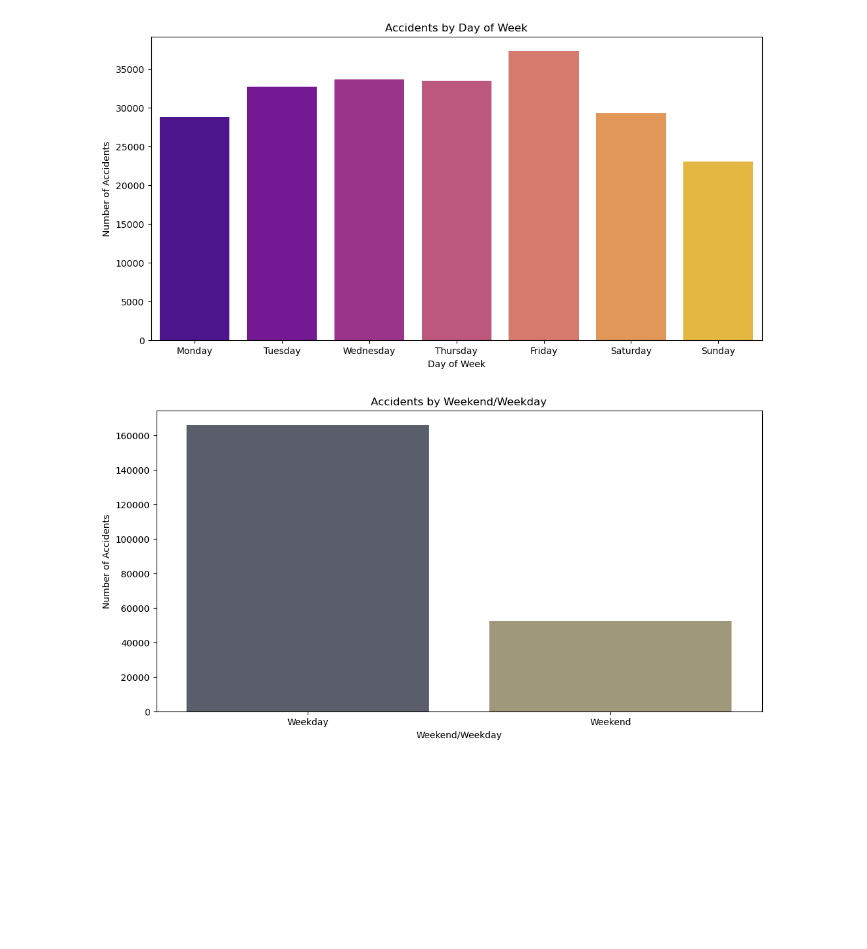
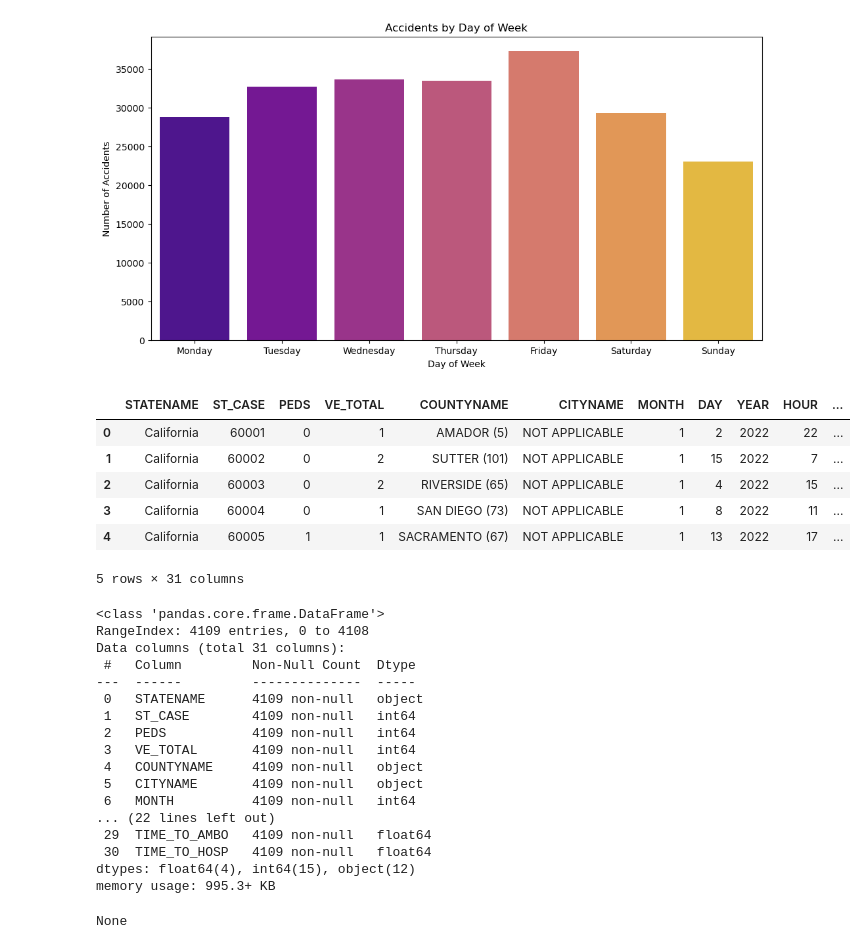
Before and after one commit to MoonWalkerANM/Traffic_Collisions_Project4, a Jupyter notebook: Mary_Final/visualizations.ipynb, the cells around one changed output. Saved outputs shown, nothing was run; the diff lists cells and outputs as text; code cells hidden in the pictures; blank space fills up the shorter version.

```diff
--- a/Mary_Final/visualizations.ipynb
+++ b/Mary_Final/visualizations.ipynb
@@ -547,24 +576,30 @@ plt.show()
 # %% [output]
 [figure]
 # %%
-# Accidents by Weekend/Weekday
-# Determine if the day is a weekend or weekday
-result_df['is_weekend'] = result_df['end_time'].dt.dayofweek >= 5
+# # Accidents by Weekend/Weekday
+# # Determine if the day is a weekend or weekday
+# result_df['is_weekend'] = result_df['end_time'].dt.dayofweek >= 5
 
-# Group by is_weekend and count accidents
-accidents_by_weekend = result_df.groupby('is_weekend').size().reset_index(name='accident_count')
-accidents_by_weekend['is_weekend'] = accidents_by_weekend['is_weekend'].map({True: 'Weekend', False: 'Weekday'})
+# # Group by is_weekend and count accidents
+# accidents_by_weekend = result_df.groupby('is_weekend').size().reset_index(name='accident_count')
+# accidents_by_weekend['is_weekend'] = accidents_by_weekend['is_weekend'].map({True: 'Weekend', False: 'Weekday'})
 
-# Plot
-plt.figure(figsize=(12, 6))
-sns.barplot(x='is_weekend', y='accident_count', data=accidents_by_weekend, palette='cividis')
-plt.title('Accidents by Weekend/Weekday')
-plt.xlabel('Weekend/Weekday')
-plt.ylabel('Number of Accidents')
-plt.savefig('accidents_by_weekend.png')
-plt.show()
+# # Plot
+# plt.figure(figsize=(12, 6))
+# sns.barplot(x='is_weekend', y='accident_count', data=accidents_by_weekend, palette='cividis')
+# plt.title('Accidents by Weekend/Weekday')
+# plt.xlabel('Weekend/Weekday')
+# plt.ylabel('Number of Accidents')
+# plt.savefig('accidents_by_weekend.png')
+# plt.show()
-# %% [output]
-[figure, removed]
 # %%
-fatal_df = pd.read_csv('fatal_accident_df.csv')
+fatal_df = pd.read_csv('c:/users/mmack/onedrive/desktop/fatal_accident_df.csv')
 fatal_df.head()
+# %% [output]
+|  | STATENAME | ST_CASE | PEDS | VE_TOTAL | COUNTYNAME | CITYNAME | MONTH | DAY | YEAR | HOUR | ... |
+| 0 | California | 60001 | 0 | 1 | AMADOR (5) | NOT APPLICABLE | 1 | 2 | 2022 | 22 | ... |
+| 1 | California | 60002 | 0 | 2 | SUTTER (101) | NOT APPLICABLE | 1 | 15 | 2022 | 7 | ... |
+| 2 | California | 60003 | 0 | 2 | RIVERSIDE (65) | NOT APPLICABLE | 1 | 4 | 2022 | 15 | ... |
+| 3 | California | 60004 | 0 | 1 | SAN DIEGO (73) | NOT APPLICABLE | 1 | 8 | 2022 | 11 | ... |
+| 4 | California | 60005 | 1 | 1 | SACRAMENTO (67) | NOT APPLICABLE | 1 | 13 | 2022 | 17 | ... |
+5 rows × 31 columns
@@ -573,2 +606,21 @@ display(df_2022_cleaned.info())
 # %%
 display(fatal_df.info())
+# %% [output]
+<class 'pandas.core.frame.DataFrame'>
+RangeIndex: 4109 entries, 0 to 4108
+Data columns (total 31 columns):
+ #   Column         Non-Null Count  Dtype
+---  ------         --------------  -----
+ 0   STATENAME      4109 non-null   object
+ 1   ST_CASE        4109 non-null   int64
+ 2   PEDS           4109 non-null   int64
+ 3   VE_TOTAL       4109 non-null   int64
+ 4   COUNTYNAME     4109 non-null   object
+ 5   CITYNAME       4109 non-null   object
+ 6   MONTH          4109 non-null   int64
+... (22 lines left out)
+ 29  TIME_TO_AMBO   4109 non-null   float64
+ 30  TIME_TO_HOSP   4109 non-null   float64
+dtypes: float64(4), int64(15), object(12)
+memory usage: 995.3+ KB
+None
```
Also changed, not shown: parts of 14 cells of this notebook, 9 other files.
